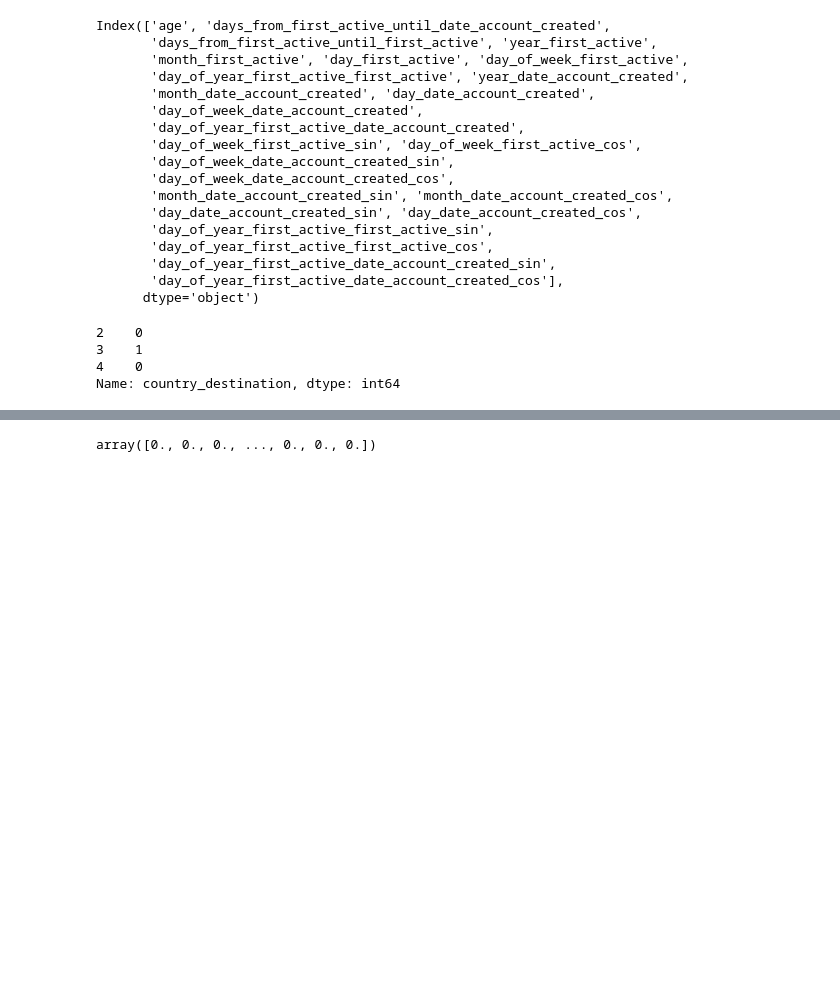
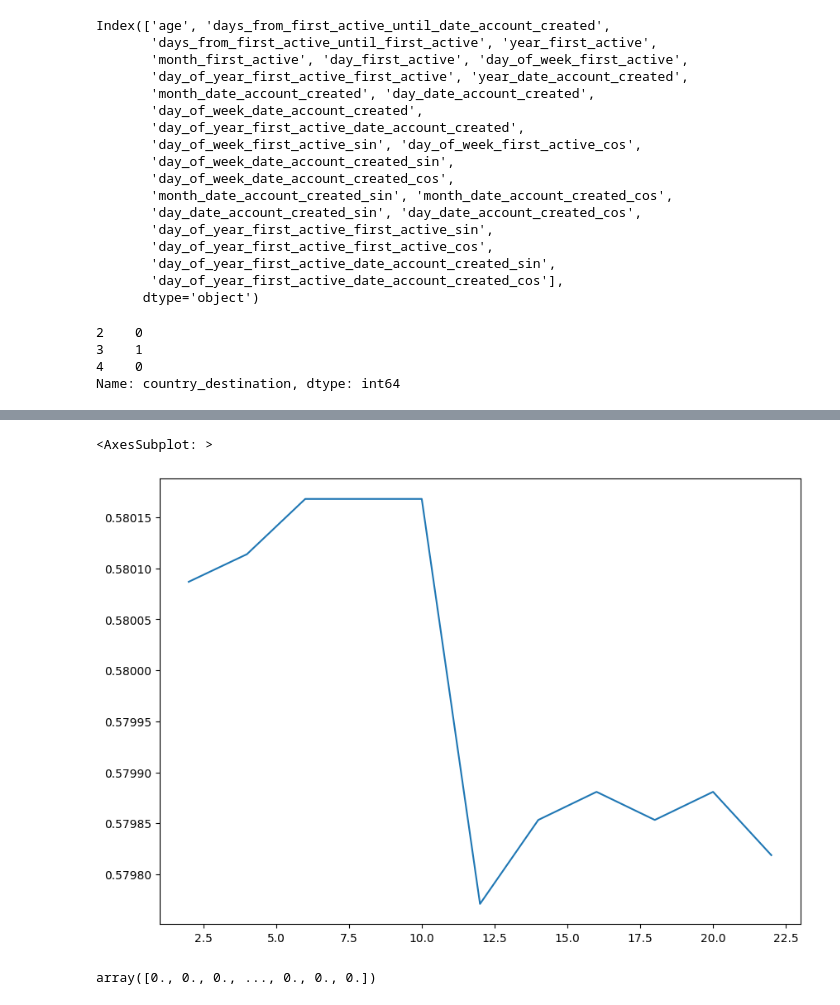
Before and after one commit to ViniciusKos/airbnb_prediction, a Jupyter notebook: airbnb_prediction.ipynb, the cells around one changed output, grey strips where cells are left out. Drawn from its saved outputs; the diff is of its cells as text; code cells hidden in the pictures; blank space fills up the shorter version.

Commit message:
feature_selection f1score

```diff
--- a/airbnb_prediction.ipynb
+++ b/airbnb_prediction.ipynb
@@ -753,29 +747,33 @@ selector = FeatureSelection(columns = ['age', 'days_from_first_active_until_date
        'month_date_account_created', 'day_date_account_created',
        'day_of_week_date_account_created',
        'day_of_year_first_active_date_account_created',
-       # 'day_of_week_first_active_sin', 'day_of_week_first_active_cos',
-       # 'day_of_week_date_account_created_sin',
-       # 'day_of_week_date_account_created_cos',
-       # 'month_date_account_created_sin', 'month_date_account_created_cos',
-       # 'day_date_account_created_sin', 'day_date_account_created_cos',
-       # 'day_of_year_first_active_first_active_sin',
-       # 'day_of_year_first_active_first_active_cos',
-       # 'day_of_year_first_active_date_account_created_sin',
-       # 'day_of_year_first_active_date_account_created_cos'
+       'day_of_week_first_active_sin', 'day_of_week_first_active_cos',
+       'day_of_week_date_account_created_sin',
+       'day_of_week_date_account_created_cos',
+       'month_date_account_created_sin', 'month_date_account_created_cos',
+       'day_date_account_created_sin', 'day_date_account_created_cos',
+       'day_of_year_first_active_first_active_sin',
+       'day_of_year_first_active_first_active_cos',
+       'day_of_year_first_active_date_account_created_sin',
+       'day_of_year_first_active_date_account_created_cos'
        ]).fit(df6)
 # %%
 pickle.dump( selector, open(f"{selector.__class__.__name__}.pkl", "wb") )
 # %%
+k_vs_score = []
 
-selector = SelectKBest(score_func=f_classif, k=10)
+for k in range(2, 24, 2):
 
-Xtrain2 = selector.fit_transform( Xtrain, ytrain )
-Xval2 = selector.transform( Xval )
+    selector = SelectKBest(score_func=f_classif, k=k)
 
-mdl = RandomForestClassifier( n_estimators=100, n_jobs=-1, random_state=42 )
-mdl.fit(Xtrain2, ytrain)
+    Xtrain2 = selector.fit_transform( Xtrain, ytrain )
+    Xval2 = selector.transform( Xval )
 
-p = mdl.predict( Xval2 )
+    mdl = RandomForestClassifier( n_estimators=100, n_jobs=-1, random_state=42 )
+    mdl.fit(Xtrain2, ytrain)
 
-get_metrics( yval, p)
+    p = mdl.predict( Xval2 )
+
+    print( f"{k}: f1_weighted: {f1(yval, p, average='weighted')}")
+    k_vs_score.append( f1(yval, p, average='weighted') )
 # %% [output]
@@ -785,3 +791,8 @@ kappa score: 0.00011194408062453753
+# %%
+pd.Series( k_vs_score, index=range(2, 24, 2)).plot(figsize=(10,7))
+# %% [output]
+<AxesSubplot: >
+[figure, added]
 # %%
 y_pred_prob = mdl.predict_proba( Xval2 )
 y_train_matrix = np.zeros(shape=(y_pred_prob.shape[0], y_pred_prob.shape[1]))
```
Also changed, not shown: parts of 8 cells of this notebook, 1 other file.
